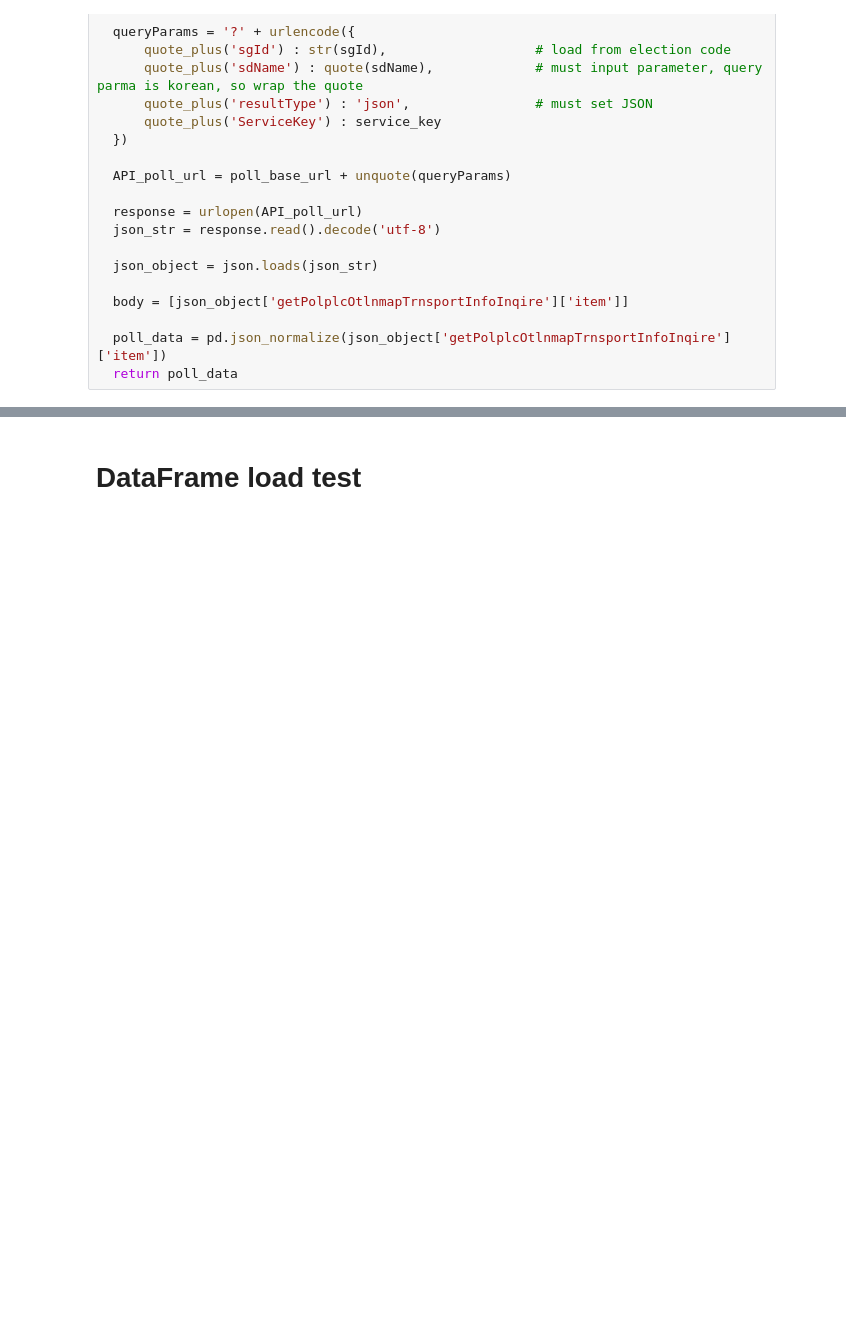
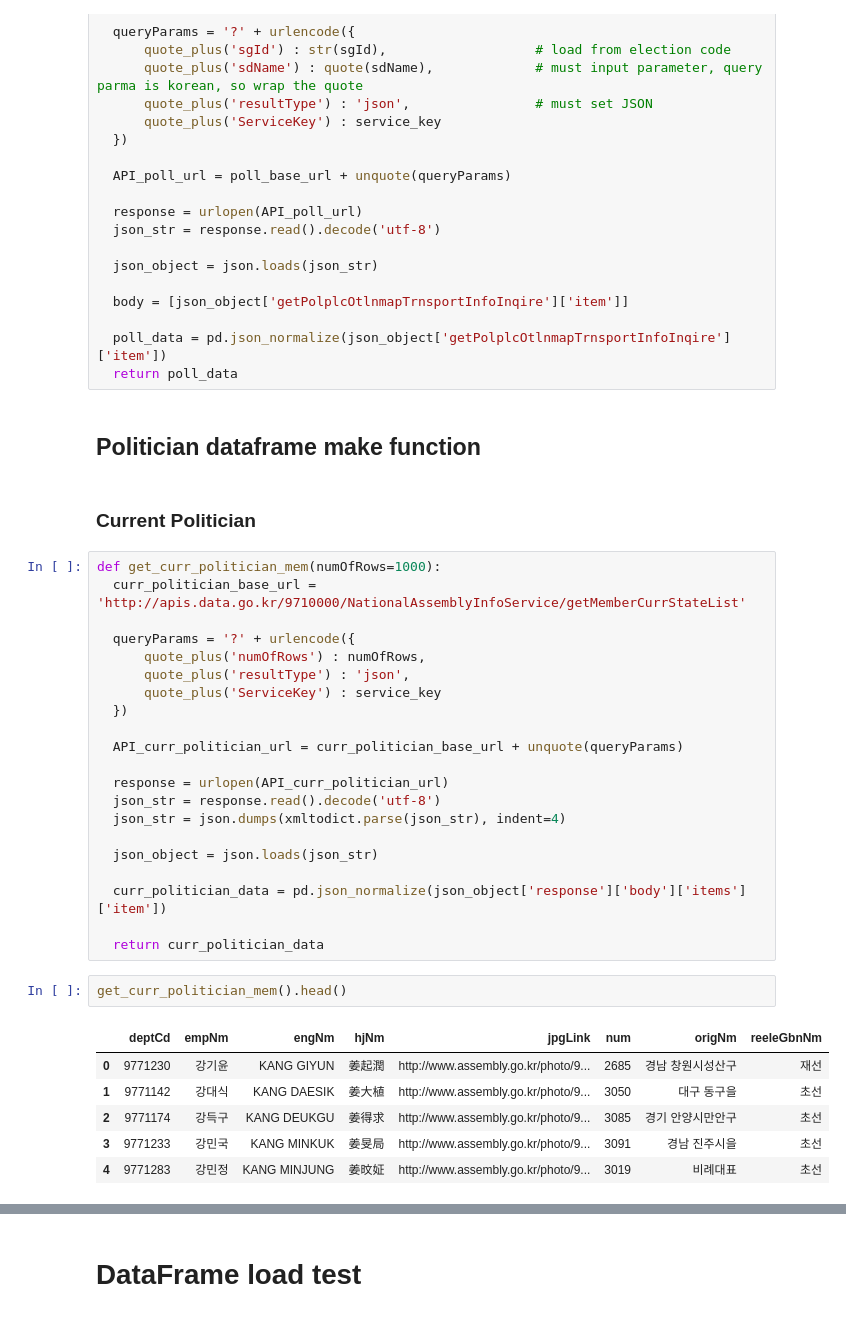
Before and after one commit to ElectionInfo/Data_code, a Jupyter notebook: election_database.ipynb, the cells around one changed output, grey strips where cells are left out. Saved outputs shown, nothing was run; the diff lists cells and outputs as text; blank space fills up the shorter version.

```diff
--- a/election_database.ipynb
+++ b/election_database.ipynb
@@ -177,3 +178,37 @@ def get_mainpoll_df(sgId, sdName):
 
   poll_data = pd.json_normalize(json_object['getPolplcOtlnmapTrnsportInfoInqire']['item'])
   return poll_data
+# %% [markdown]
+## Politician dataframe make function
+# %% [markdown]
+### Current Politician
+# %%
+def get_curr_politician_mem(numOfRows=1000):
+  curr_politician_base_url = 'http://apis.data.go.kr/9710000/NationalAssemblyInfoService/getMemberCurrStateList'
+
+  queryParams = '?' + urlencode({
+      quote_plus('numOfRows') : numOfRows,
+      quote_plus('resultType') : 'json',
+      quote_plus('ServiceKey') : service_key
+  })
+
+  API_curr_politician_url = curr_politician_base_url + unquote(queryParams)
+
+  response = urlopen(API_curr_politician_url)
+  json_str = response.read().decode('utf-8')
+  json_str = json.dumps(xmltodict.parse(json_str), indent=4)
+
+  json_object = json.loads(json_str)
+
+  curr_politician_data = pd.json_normalize(json_object['response']['body']['items']['item'])
+
+  return curr_politician_data
+# %%
+get_curr_politician_mem().head()
+# %% [output]
+|  | deptCd | empNm | engNm | hjNm | jpgLink | num | origNm | reeleGbnNm |
+| 0 | 9771230 | 강기윤 | KANG GIYUN | 姜起潤 | http://www.assembly.go.kr/photo/9... | 2685 | 경남 창원시성산구 | 재선 |
+| 1 | 9771142 | 강대식 | KANG DAESIK | 姜大植 | http://www.assembly.go.kr/photo/9... | 3050 | 대구 동구을 | 초선 |
+| 2 | 9771174 | 강득구 | KANG DEUKGU | 姜得求 | http://www.assembly.go.kr/photo/9... | 3085 | 경기 안양시만안구 | 초선 |
+| 3 | 9771233 | 강민국 | KANG MINKUK | 姜旻局 | http://www.assembly.go.kr/photo/9... | 3091 | 경남 진주시을 | 초선 |
+| 4 | 9771283 | 강민정 | KANG MINJUNG | 姜旼姃 | http://www.assembly.go.kr/photo/9... | 3019 | 비례대표 | 초선 |
```
Also changed, not shown: parts of 38 cells of this notebook, 1 other file.
